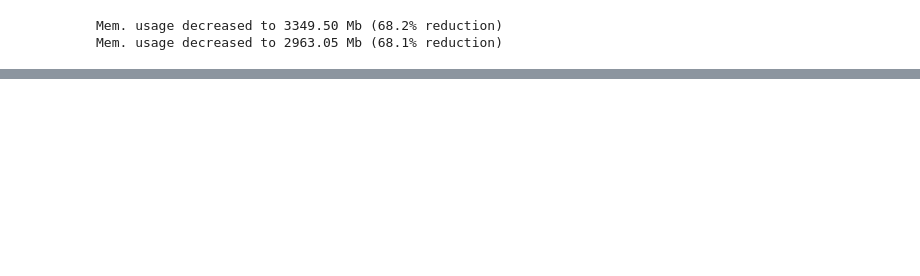
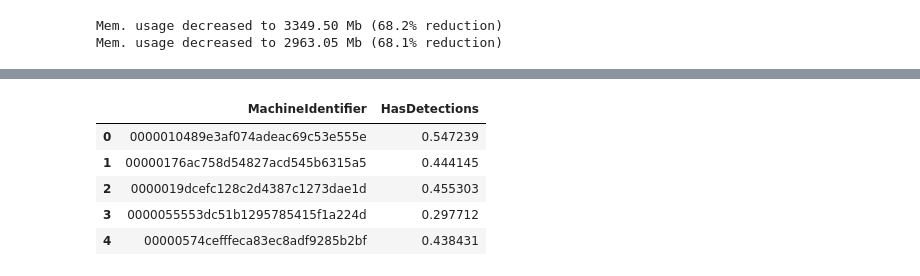
Before and after one commit to ryangoy/kaggle, a Jupyter notebook: microsoft/notebooks/lgb_sparse.ipynb, the cells around one changed output, grey strips where cells are left out. Cells and saved outputs as stored; diff of their text form; code cells hidden in the pictures; blank space fills up the shorter version.

```diff
--- a/microsoft/notebooks/lgb_sparse.ipynb
+++ b/microsoft/notebooks/lgb_sparse.ipynb
@@ -737,2 +740,11 @@ submission.to_csv('lgb_submission_my_trim_3.csv', index=False)
+# %%
+submission.head()
+# %% [output]
+|  | MachineIdentifier | HasDetections |
+| 0 | 0000010489e3af074adeac69c53e555e | 0.547239 |
+| 1 | 00000176ac758d54827acd545b6315a5 | 0.444145 |
+| 2 | 0000019dcefc128c2d4387c1273dae1d | 0.455303 |
+| 3 | 0000055553dc51b1295785415f1a224d | 0.297712 |
+| 4 | 00000574cefffeca83ec8adf9285b2bf | 0.438431 |
 # %%
 type(feature_importances[0])
```
Also changed, not shown: parts of 15 cells of this notebook, 5 other files.
